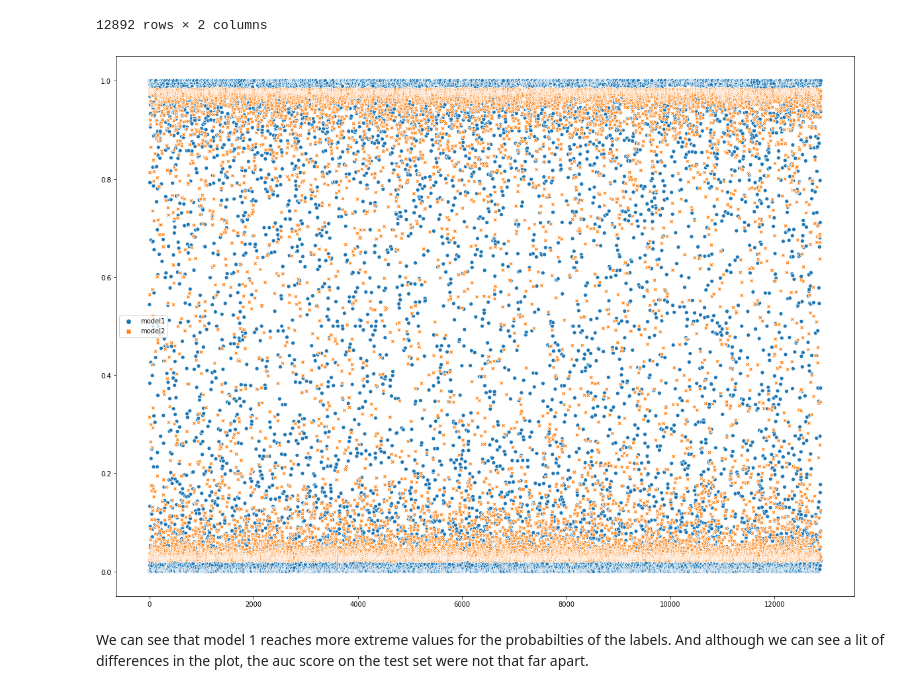
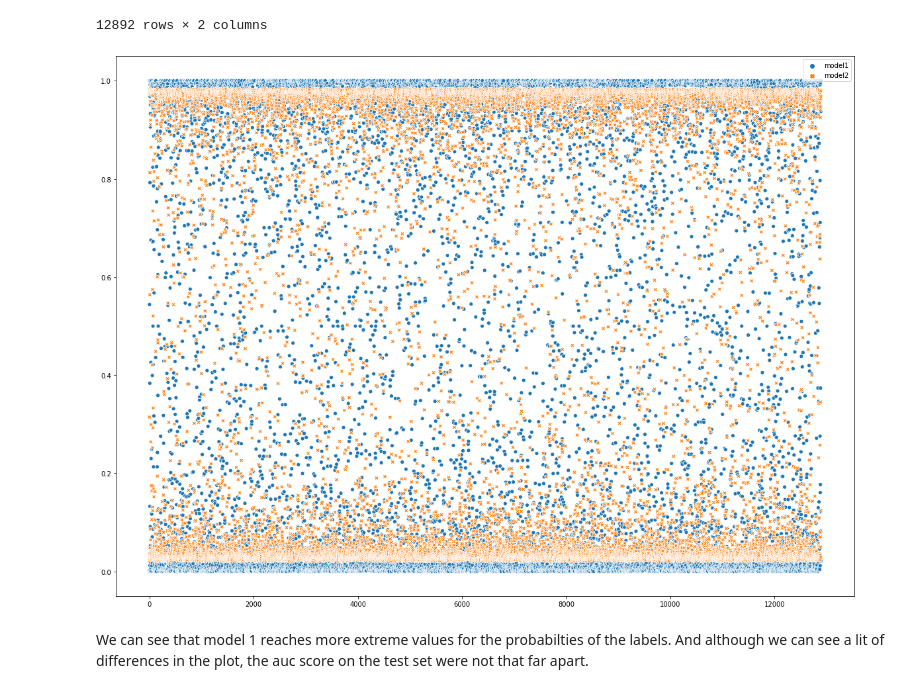
Before and after one commit to CallensToon/Machine_Learning_course_UGent_D012554_kaggle, a Jupyter notebook: Kaggle_eye_blinking_prediciton.ipynb, the cells around one changed output. Cells and saved outputs as stored; diff of their text form; code cells hidden in the pictures.

```diff
--- a/Kaggle_eye_blinking_prediciton.ipynb
+++ b/Kaggle_eye_blinking_prediciton.ipynb
@@ -785,11 +785,11 @@ comp
 # %%
 plt.figure(figsize=(20,15))
 
 sns.scatterplot(data=comp)
-plt.legend()
+plt.legend(loc='upper right')
 plt.show()
 # %% [output]
-[figure, old version]
+[figure, new version]
 # %% [markdown]
 We can see that model 1 reaches more extreme values for the probabilties of the labels. And although we can see a lit of differences in the plot, the auc score on the test set were not that far apart.
 # %%
```
